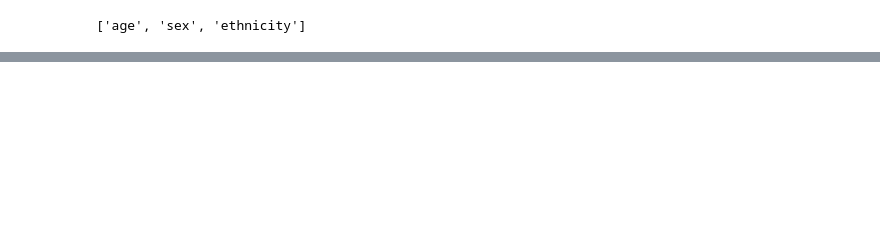
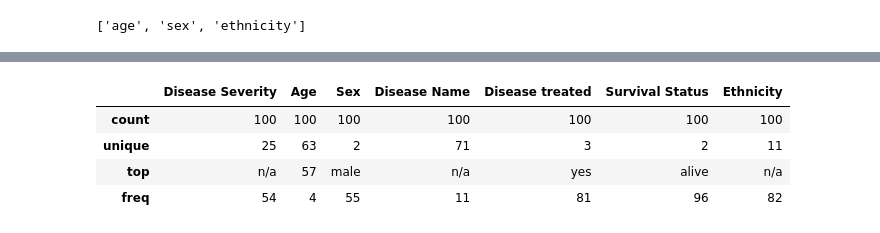
Before and after one commit to Arminkhayati/fictional-tasks, a Jupyter notebook: exploring_features.ipynb, the cells around one changed output, grey strips where cells are left out. Saved outputs shown, nothing was run; the diff lists cells and outputs as text; code cells hidden in the pictures; blank space fills up the shorter version.

```diff
--- a/exploring_features.ipynb
+++ b/exploring_features.ipynb
@@ -171,0 +232,8 @@ with open('./outputfiles/feature_extractor_outputs.pickle', 'rb') as f:
+# %%
+outputs_df.describe()
+# %% [output]
+|  | Disease Severity | Age | Sex | Disease Name | Disease treated | Survival Status | Ethnicity |
+| count | 100 | 100 | 100 | 100 | 100 | 100 | 100 |
+| unique | 25 | 63 | 2 | 71 | 3 | 2 | 11 |
+| top | n/a | 57 | male | n/a | yes | alive | n/a |
+| freq | 54 | 4 | 55 | 11 | 81 | 96 | 82 |
```
Also changed, not shown: parts of 39 cells of this notebook.
